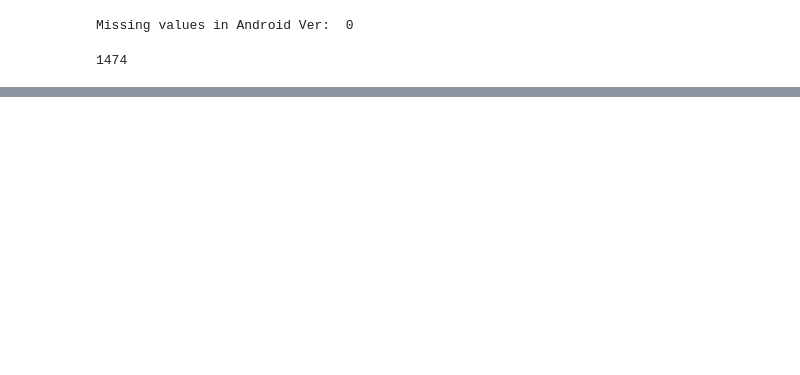
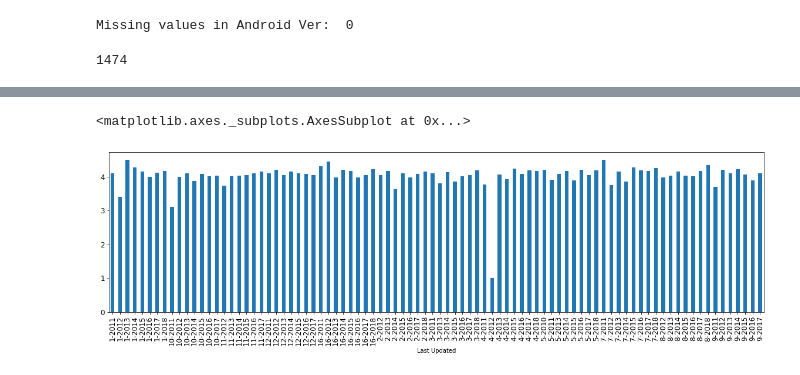
Before and after one commit to yasmeenel3sh/DataEngineeringCourseProject, a Jupyter notebook: Cleaning.ipynb, the cells around one changed output, grey strips where cells are left out. Saved outputs shown, nothing was run; the diff lists cells and outputs as text; code cells hidden in the pictures; blank space fills up the shorter version.

```diff
--- a/Cleaning.ipynb
+++ b/Cleaning.ipynb
@@ -60,0 +255,5 @@ missing_values_count1
+# %%
+data.groupby(['Last Updated']).Rating.mean().plot(kind='bar',figsize=(20,5),fontsize=12,rot=90)
+# %% [output]
+<matplotlib.axes._subplots.AxesSubplot at 0x...>
+[figure, added]
```
Also changed, not shown: parts of 19 cells of this notebook.
